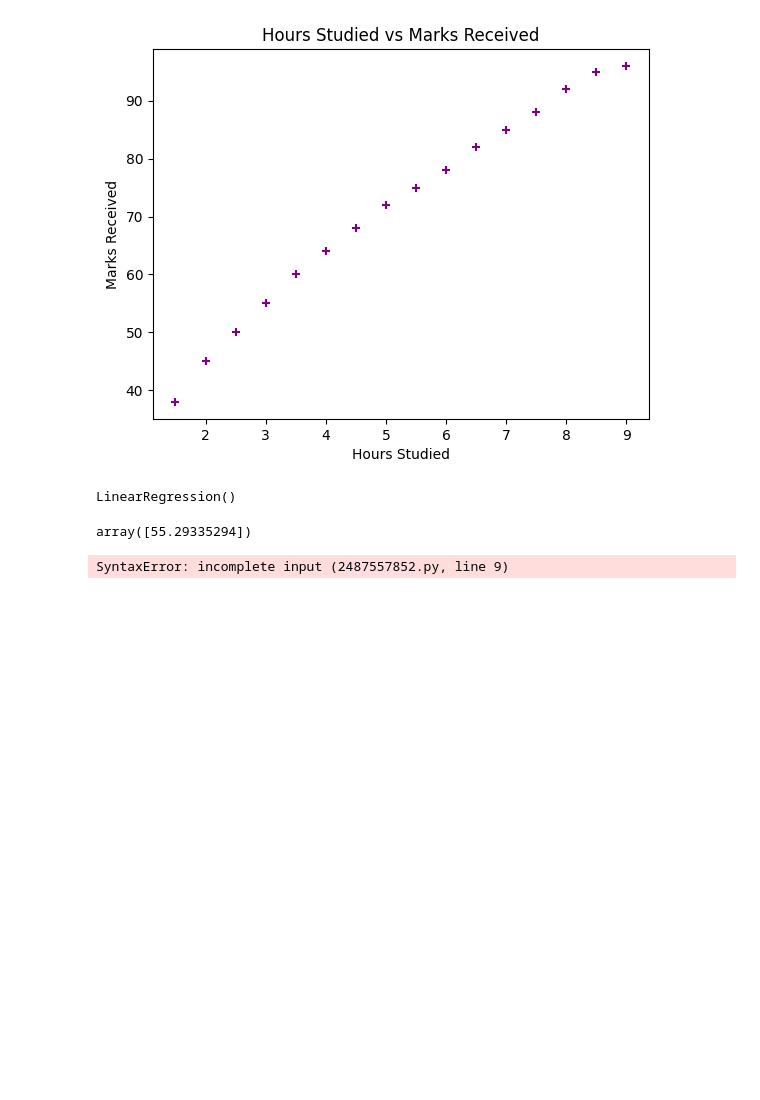
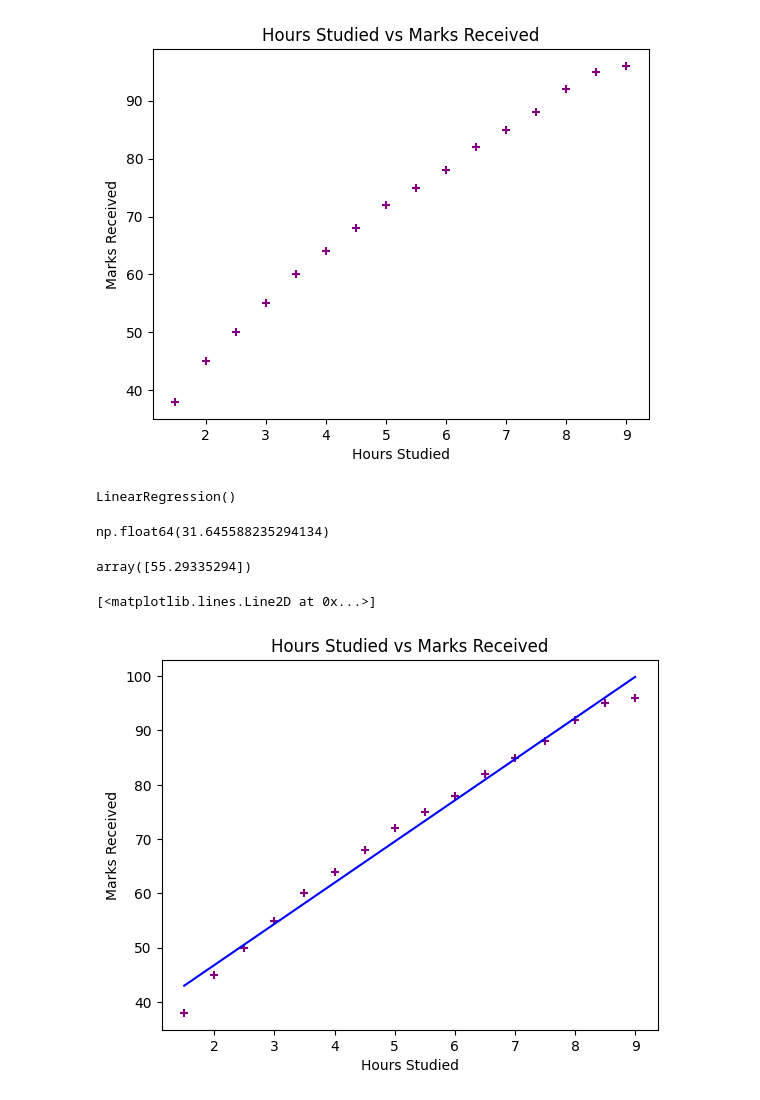
Before and after one commit to granger-p/Marks_predictor, a Jupyter notebook: Prediction.ipynb, the cells around one changed output. Cells and saved outputs as stored; diff of their text form; code cells hidden in the pictures; blank space fills up the shorter version.

```diff
--- a/Prediction.ipynb
+++ b/Prediction.ipynb
@@ -42,6 +42,12 @@ reg = linear_model.LinearRegression()
 reg.fit(df[['Hours_Studied']], df['Marks_received'])
 # %% [output]
 LinearRegression()
+# %%
+#after fitting the model learnt this
+reg.coef_      # slope (m)
+reg.intercept_ # intercept (b)
+# %% [output]
+np.float64(31.645588235294134)
 # %%
 reg.predict([[3.12]])
 # %% [output]
@@ -49,12 +55,12 @@ array([55.29335294])
 # %%
 %matplotlib inline
 import matplotlib.pyplot as plt
 
 plt.scatter(df.Hours_Studied, df.Marks_received,color='purple',marker='+')
 plt.xlabel("Hours Studied")
 plt.ylabel("Marks Received")
 plt.title("Hours Studied vs Marks Received")
-plt.show()
-plt.plot(df.Hours_Studied, reg.predict(df[['Hours_Studied']],color='blue')
+plt.plot(df.Hours_Studied, reg.predict(df[['Hours_Studied']]),color='blue')
 # %% [output]
-SyntaxError: incomplete input (2487557852.py, line 9)
+[<matplotlib.lines.Line2D at 0x...>]
+[figure, added]
```
Also changed, not shown: 1 other file.
